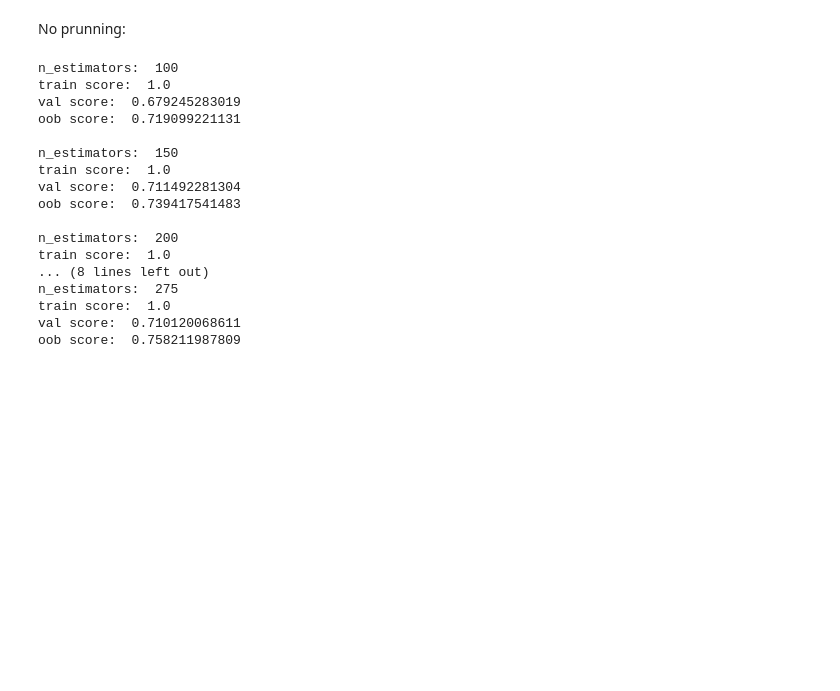
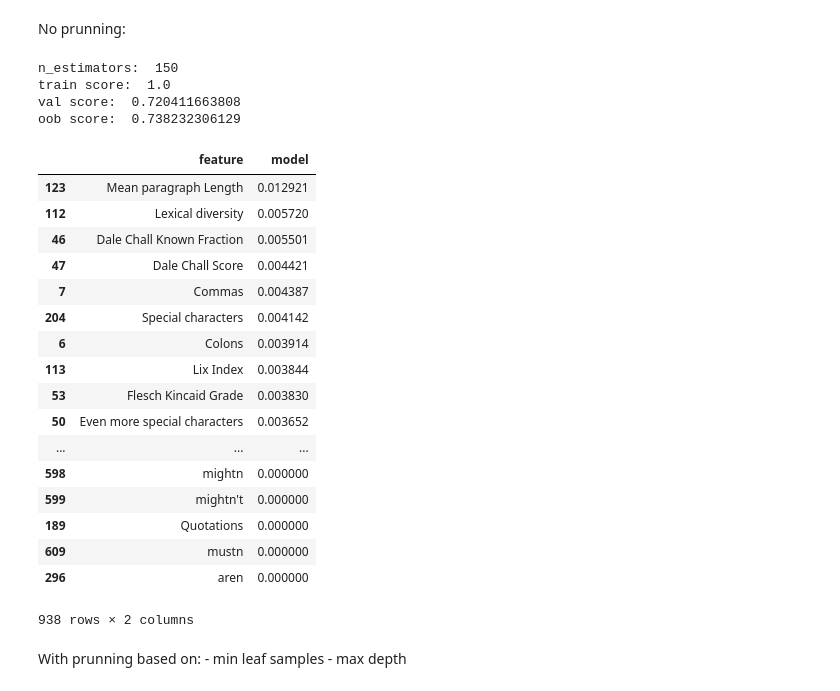
Before and after one commit to EmilNik/StyleChangeDetection, a Jupyter notebook: notebooks/random_forest.ipynb, the cells around one changed output. Drawn from its saved outputs; the diff is of its cells as text; code cells hidden in the pictures; blank space fills up the shorter version.

```diff
--- a/notebooks/random_forest.ipynb
+++ b/notebooks/random_forest.ipynb
@@ -44,28 +50,42 @@ Fit a Random Forest classifier
 # %% [markdown]
 No prunning:
 # %%
-for n in [100, 150, 200, 250, 275]:
-    model = ExtraTreesClassifier(n_estimators=n, n_jobs=-1, oob_score=True, bootstrap=True)
-    model.fit(train_X, train_y)
-    print('\nn_estimators: ', n)
-    print('train score: ', model.score(train_X, train_y))
-    print('val score: ', model.score(val_X, val_y))
-    print('oob score: ', model.oob_score_)
+# for n in [50, 100, 150, 200, 250, 275]:
+n=150
+model = RandomForestClassifier(n_estimators=n, n_jobs=-1, oob_score=True, bootstrap=True)
+model.fit(train_X, train_y)
+print('\nn_estimators: ', n)
+print('train score: ', model.score(train_X, train_y))
+print('val score: ', model.score(val_X, val_y))
+print('oob score: ', model.oob_score_)
 # %% [output]
-n_estimators:  100
-train score:  1.0
-val score:  0.679245283019
-oob score:  0.719099221131
-
 n_estimators:  150
 train score:  1.0
-val score:  0.711492281304
-oob score:  0.739417541483
-
-n_estimators:  200
-train score:  1.0
-... (8 lines left out)
-n_estimators:  275
-train score:  1.0
-val score:  0.710120068611
-oob score:  0.758211987809
+val score:  0.720411663808
+oob score:  0.738232306129
+# %%
+features['model'] = model.feature_importances_
+features.sort_values('model', ascending=False)
+# %% [output]
+|  | feature | model |
+| 123 | Mean paragraph Length | 0.012921 |
+| 112 | Lexical diversity | 0.005720 |
+| 46 | Dale Chall Known Fraction | 0.005501 |
+| 47 | Dale Chall Score | 0.004421 |
+| 7 | Commas | 0.004387 |
+| 204 | Special characters | 0.004142 |
+| 6 | Colons | 0.003914 |
+| 113 | Lix Index | 0.003844 |
+| 53 | Flesch Kincaid Grade | 0.003830 |
+| 50 | Even more special characters | 0.003652 |
+| ... | ... | ... |
+| 598 | mightn | 0.000000 |
+| 599 | mightn't | 0.000000 |
+| 189 | Quotations | 0.000000 |
+| 609 | mustn | 0.000000 |
+| 296 | aren | 0.000000 |
+938 rows × 2 columns
+# %% [markdown]
+With prunning based on:
+    - min leaf samples
+    - max depth
```
Also changed, not shown: parts of 22 cells of this notebook, 1 other file.
